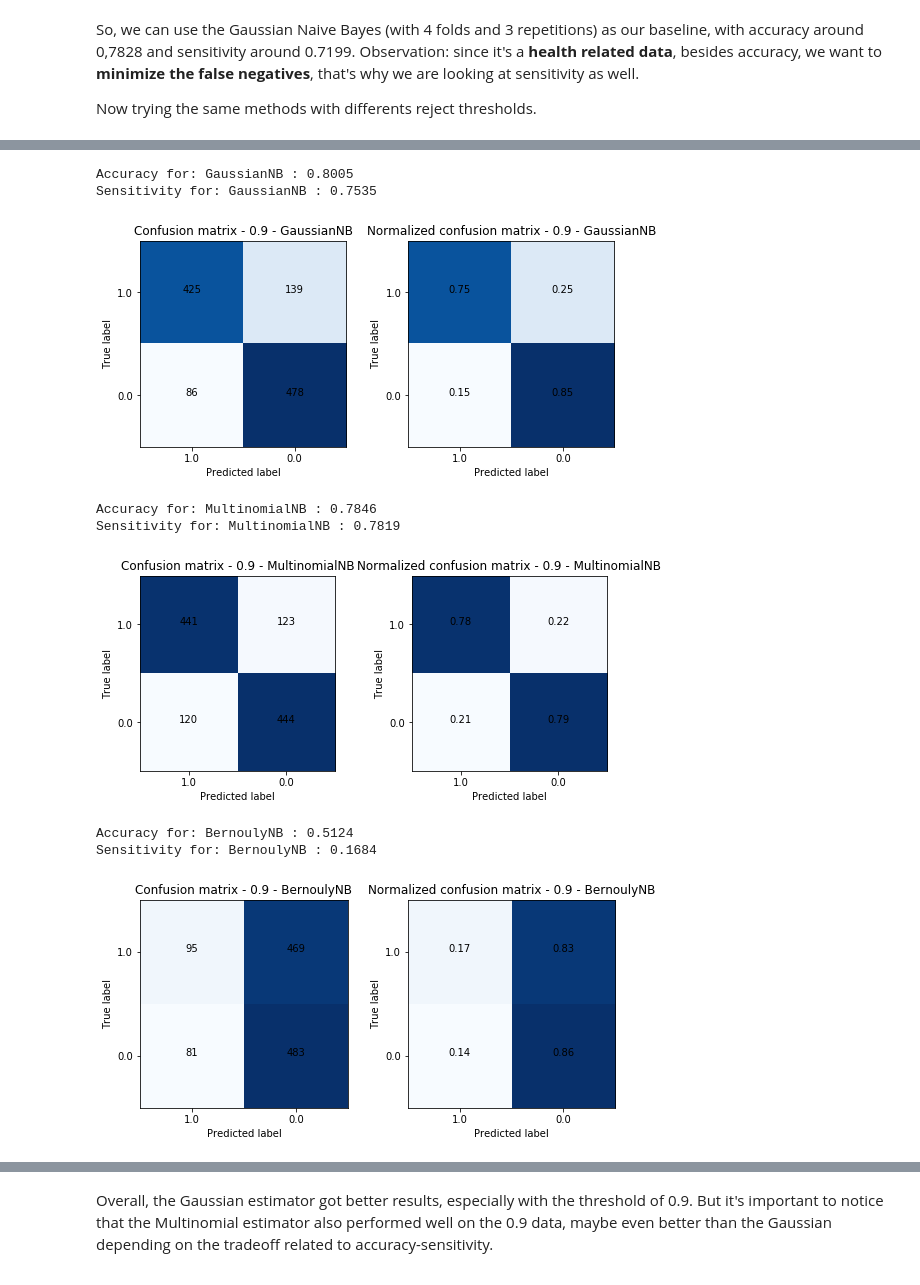
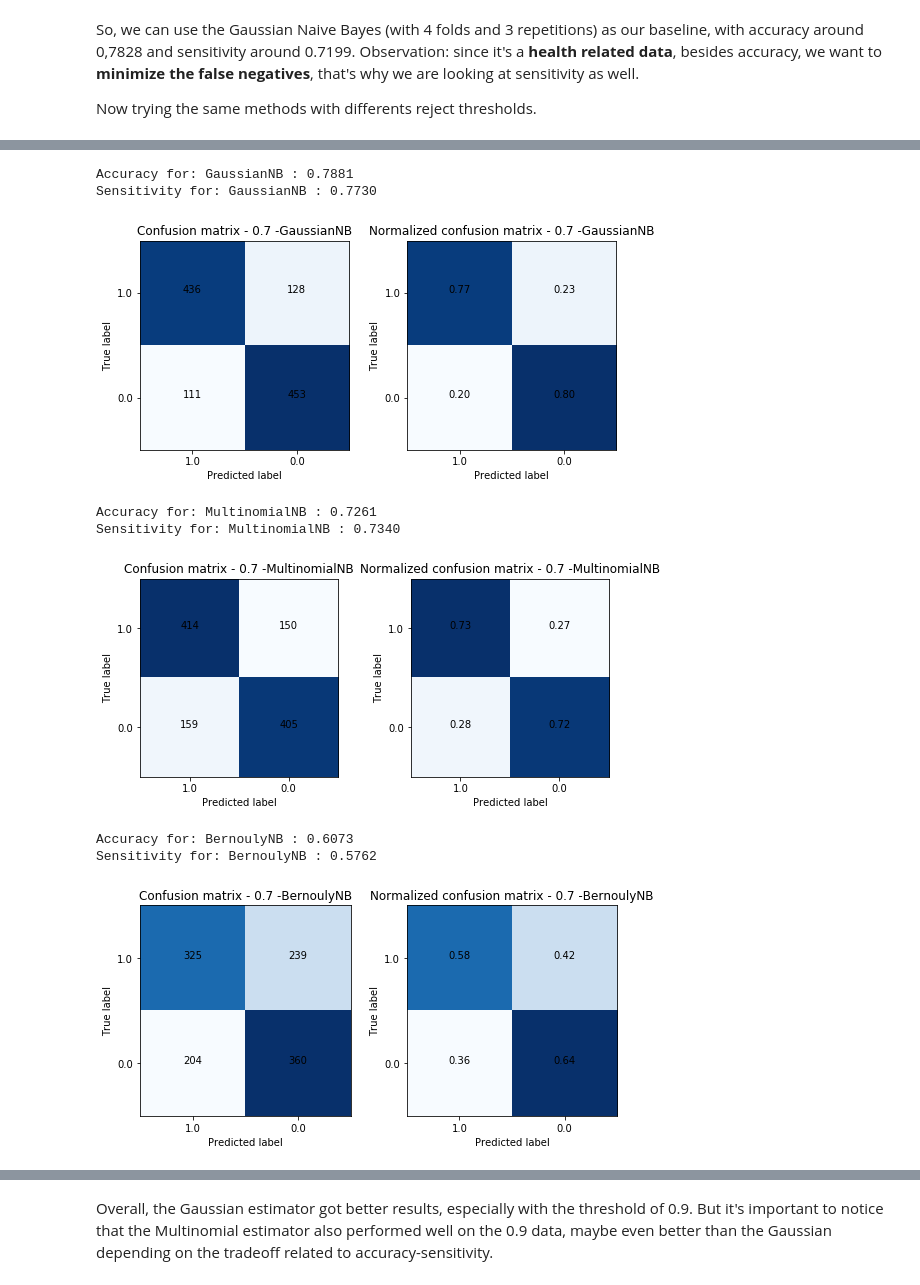
Before and after one commit to RenanNunes/Data_Science_Project_IST, a Jupyter notebook: parkinson_diasease/03_Naive_Bayes_and_KNN.ipynb, the cells around one changed output, grey strips where cells are left out. Saved outputs shown, nothing was run; the diff lists cells and outputs as text; code cells hidden in the pictures.

```diff
--- a/parkinson_diasease/03_Naive_Bayes_and_KNN.ipynb
+++ b/parkinson_diasease/03_Naive_Bayes_and_KNN.ipynb
@@ -138,35 +75,12 @@ Sensitivity for: BernoulyNB : 0.5762
-# %%
-for clf in estimators:
-    accuracy[clf] = 0
-    sensitivity[clf] = 0
-    cnf_mtx[clf] = np.zeros((2, 2)).astype(int)
-
-for train_index, test_index in rskf.split(X_9, y_9):
-    X_train, X_test = X_9[train_index], X_9[test_index]
-    y_train, y_test = y_9[train_index], y_9[test_index]
-    for clf in estimators:
-        estimators[clf].fit(X_train, y_train)
-        prdY = estimators[clf].predict(X_test)
-        accuracy[clf] += metrics.accuracy_score(y_test, prdY)
-        sensitivity[clf] += metrics.recall_score(y_test, prdY)
-        cnf_mtx[clf] += metrics.confusion_matrix(y_test, prdY, labels_9)
-for clf in estimators:
-    accuracy[clf] /= n_splits*n_repeats
-    sensitivity[clf] /= n_splits*n_repeats
-    print("Accuracy for:", clf, ':', format(accuracy[clf], '.4f'))
-    print("Sensitivity for:", clf, ':', format(sensitivity[clf], '.4f'))
-    fig, axs = plt.subplots(1, 2, figsize=(8, 4), squeeze=False)
-    graph.plot_confusion_matrix(axs[0, 0], cnf_mtx[clf], labels_9, title_complement=('- 0.9 - ' + clf))
-    graph.plot_confusion_matrix(axs[0, 1], cnf_mtx[clf], labels_9, normalize=True, title_complement=('- 0.9 - ' + clf))
-    plt.tight_layout()
-    plt.show()
-# %% [output]
-Accuracy for: GaussianNB : 0.8005
-Sensitivity for: GaussianNB : 0.7535
-[figure, removed]
-Accuracy for: MultinomialNB : 0.7846
-Sensitivity for: MultinomialNB : 0.7819
-[figure, removed]
-Accuracy for: BernoulyNB : 0.5124
-Sensitivity for: BernoulyNB : 0.1684
-[figure, removed]
+# %%
+accuracy_7, sensitivity_7 = analyzes.naive_bayes_analyzes(X_7, y_7, labels_7, estimators, rskf, title_complement= '- 0.7 -')
+# %% [output]
+Accuracy for: GaussianNB : 0.7881
+Sensitivity for: GaussianNB : 0.7730
+[figure, added]
+Accuracy for: MultinomialNB : 0.7261
+Sensitivity for: MultinomialNB : 0.7340
+[figure, added]
+Accuracy for: BernoulyNB : 0.6073
+Sensitivity for: BernoulyNB : 0.5762
+[figure, added]
```
Also changed, not shown: parts of 13 cells of this notebook, 2 other files.
